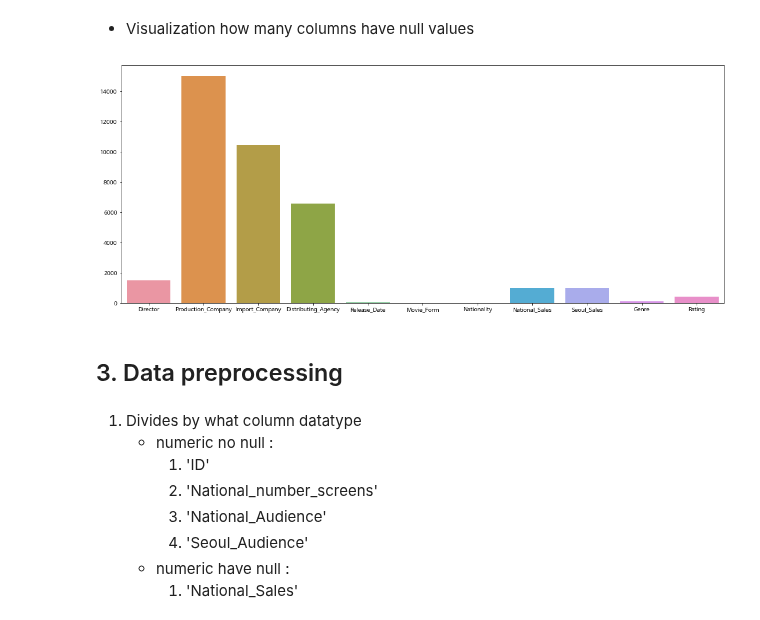
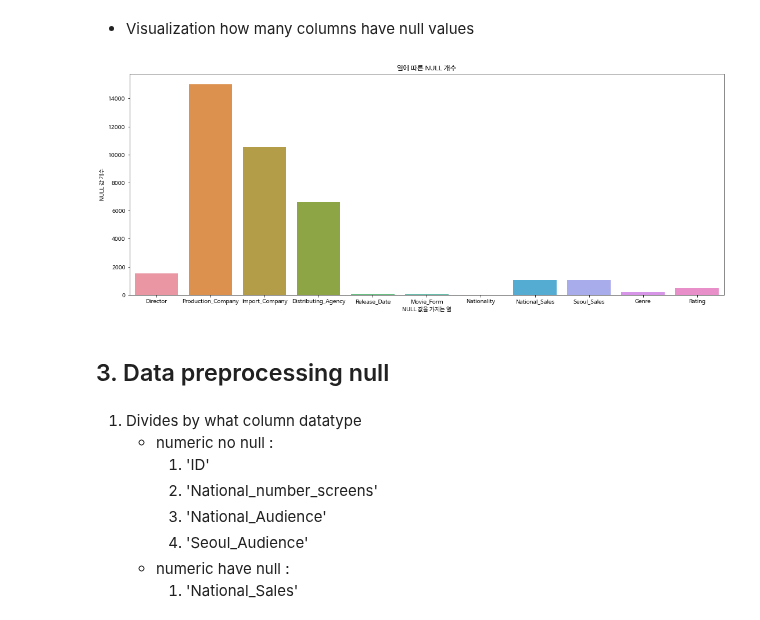
Before and after one commit to danielsun888/datathon, a Jupyter notebook: kyh.ipynb, the cells around one changed output. Cells and saved outputs as stored; diff of their text form; code cells hidden in the pictures.

Commit message:
Image +  md upload

```diff
--- a/kyh.ipynb
+++ b/kyh.ipynb
@@ -91,16 +122,19 @@ Index(['Director', 'Production_Company', 'Import_Company',
 # %%
 data_null = data.isnull().sum(axis = 0)
 data_null = data_null[data_null_col]
 # data_null.sort_values(ascending = False, inplace = True)
 
 fig, ax = plt.subplots(constrained_layout=True, figsize = (15,6))
 sns.barplot(x=data_null.index, y=data_null.values)
+ax.set_title("열에 따른 NULL 개수")
+ax.set_xlabel("NULL 값을 가지는 열")
+ax.set_ylabel("NULL 값 개수")
 
 plt.show()
 # %% [output]
-[figure, old version]
+[figure, new version]
 # %% [markdown]
-## 3. Data preprocessing
+## 3. Data preprocessing null
 # %% [markdown]
 1. Divides by what column datatype
    - numeric no null :
```
Also changed, not shown: parts of 29 cells of this notebook, 15 other files.
